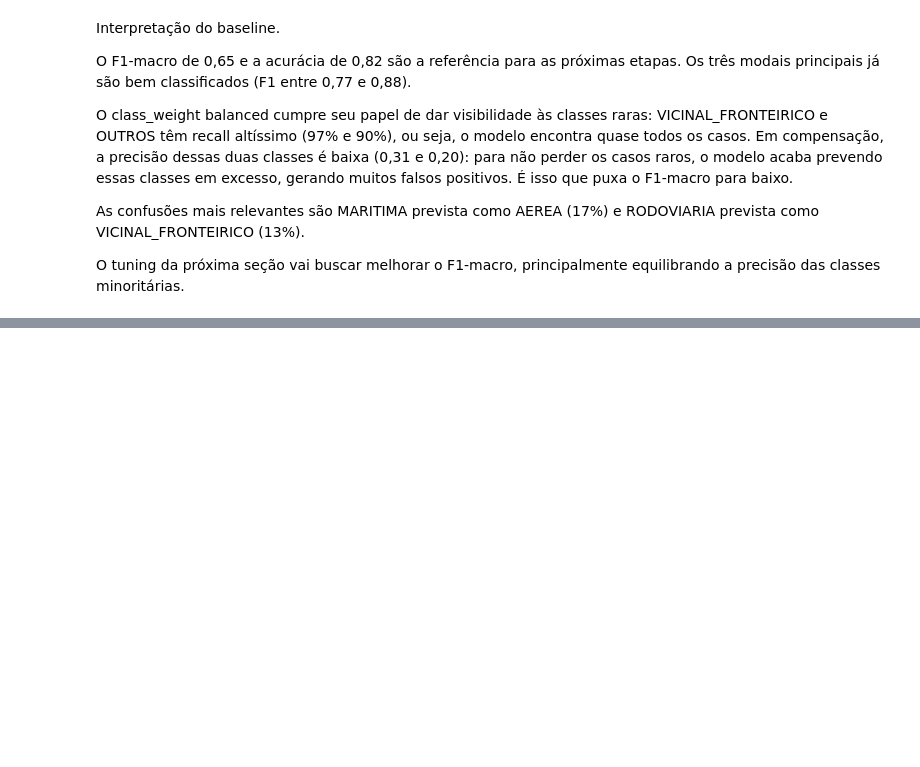
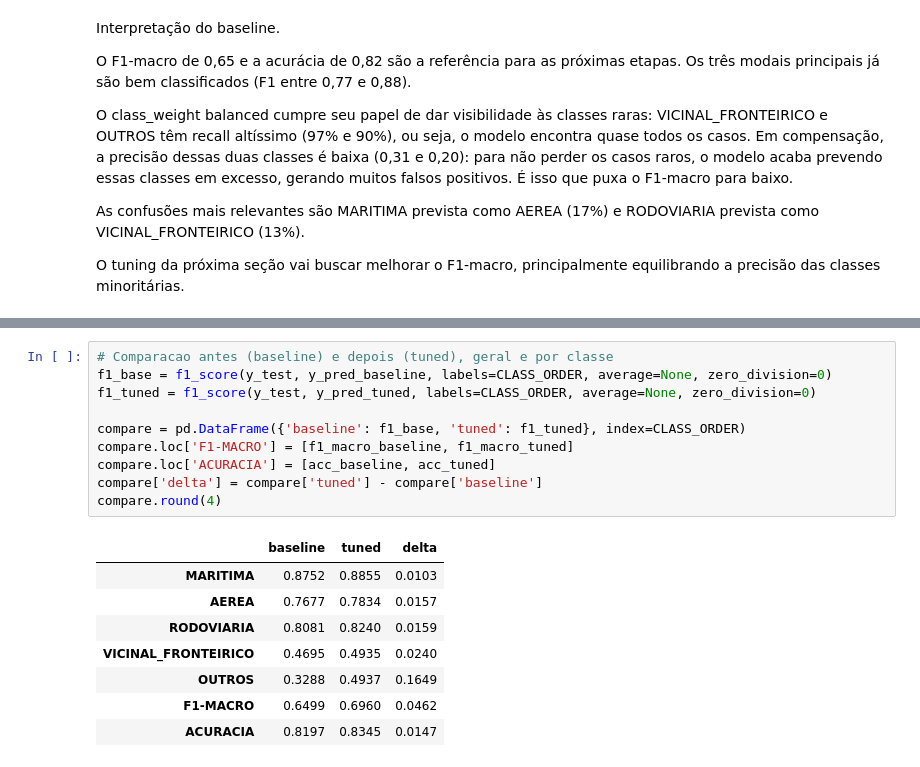
Before and after one commit to PamLissa/br-foreign-trade-analysis, a Jupyter notebook: milestone-4/notebooks/lightgbm_modeling.ipynb, the cells around one changed output, grey strips where cells are left out. Drawn from its saved outputs; the diff is of its cells as text; blank space fills up the shorter version.

```diff
--- a/milestone-4/notebooks/lightgbm_modeling.ipynb
+++ b/milestone-4/notebooks/lightgbm_modeling.ipynb
@@ -355,0 +448,19 @@ O tuning da próxima seção vai buscar melhorar o F1-macro, principalmente equi
+# %%
+# Comparacao antes (baseline) e depois (tuned), geral e por classe
+f1_base = f1_score(y_test, y_pred_baseline, labels=CLASS_ORDER, average=None, zero_division=0)
+f1_tuned = f1_score(y_test, y_pred_tuned, labels=CLASS_ORDER, average=None, zero_division=0)
+
+compare = pd.DataFrame({'baseline': f1_base, 'tuned': f1_tuned}, index=CLASS_ORDER)
+compare.loc['F1-MACRO'] = [f1_macro_baseline, f1_macro_tuned]
+compare.loc['ACURACIA'] = [acc_baseline, acc_tuned]
+compare['delta'] = compare['tuned'] - compare['baseline']
+compare.round(4)
+# %% [output]
+|  | baseline | tuned | delta |
+| MARITIMA | 0.8752 | 0.8855 | 0.0103 |
+| AEREA | 0.7677 | 0.7834 | 0.0157 |
+| RODOVIARIA | 0.8081 | 0.8240 | 0.0159 |
+| VICINAL_FRONTEIRICO | 0.4695 | 0.4935 | 0.0240 |
+| OUTROS | 0.3288 | 0.4937 | 0.1649 |
+| F1-MACRO | 0.6499 | 0.6960 | 0.0462 |
+| ACURACIA | 0.8197 | 0.8345 | 0.0147 |
```
Also changed, not shown: parts of 7 cells of this notebook.
